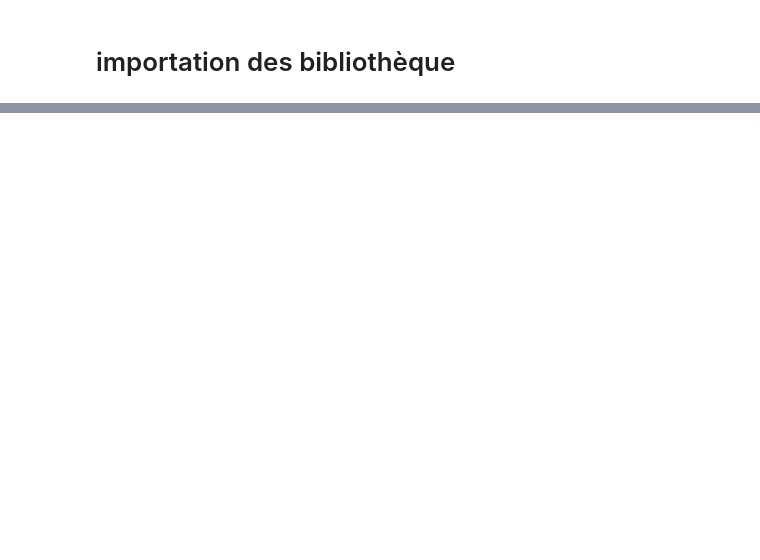
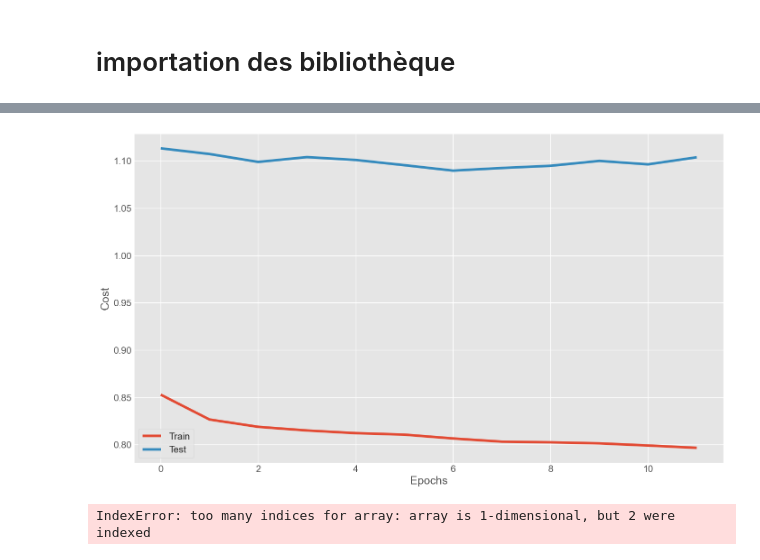
Before and after one commit to nagueuleo/Cameroun-climate-change, a Jupyter notebook: prédiction_climat.ipynb, the cells around one changed output, grey strips where cells are left out. Cells and saved outputs as stored; diff of their text form; code cells hidden in the pictures; blank space fills up the shorter version.

```diff
--- a/prédiction_climat.ipynb
+++ b/prédiction_climat.ipynb
@@ -29,0 +294,18 @@ ModuleNotFoundError: No module named 'keras'
+# %%
+from tensorflow.keras.callbacks import EarlyStopping
+
+# Définir un callback EarlyStopping
+early_stopping = EarlyStopping(
+    monitor='val_loss',  # Surveiller la perte sur les données de validation
+    patience=5,          # Arrêter après 5 epochs sans amélioration
+    restore_best_weights=True  # Restaurer les poids du meilleur modèle
+)
+
+# Entraîner le modèle avec Early Stopping
+result = model.fit(
+    x_train, y_train,
+    validation_data=(x_test, y_test),
+    epochs=50,
+    batch_size=64,
+    callbacks=[early_stopping]  # Ajouter le callback ici
+)
@@ -29,0 +330,22 @@ ModuleNotFoundError: No module named 'keras'
+# %%
+# Function to print the results of the fit process
+def print_loss(result):
+    plt.plot(result.history['loss'])
+    plt.plot(result.history['val_loss'])
+    plt.legend(['Train', 'Test'])
+    plt.xlabel('Epochs')
+    plt.ylabel('Cost')
+    plt.show()
+
+# Function to print the y_predicted compared with the y_test
+def print_test_x_prediction(y_test, y_predict, df_date, train_size, window=0):
+    sns.lineplot(x=df_date.iloc[train_size + window:], y=y_test[:,0], label = 'Test')
+    sns.lineplot(x=df_date.iloc[train_size + window:], y=y_predict[:,0], label = 'Predict')
+    plt.show()
+# %%
+y_predict = model.predict(x_test).reshape(-1)
+y_test = y_test.reshape(-1)
+
+print_loss(result)
+print_test_x_prediction(y_test, y_predict, df['dates'], len(y_train), window=window)
+# %% [output]
@@ -29,0 +353,2 @@ ModuleNotFoundError: No module named 'keras'
+[figure, added]
+IndexError: too many indices for array: array is 1-dimensional, but 2 were indexed
```
Also changed, not shown: parts of 24 cells of this notebook, 7 other files.
